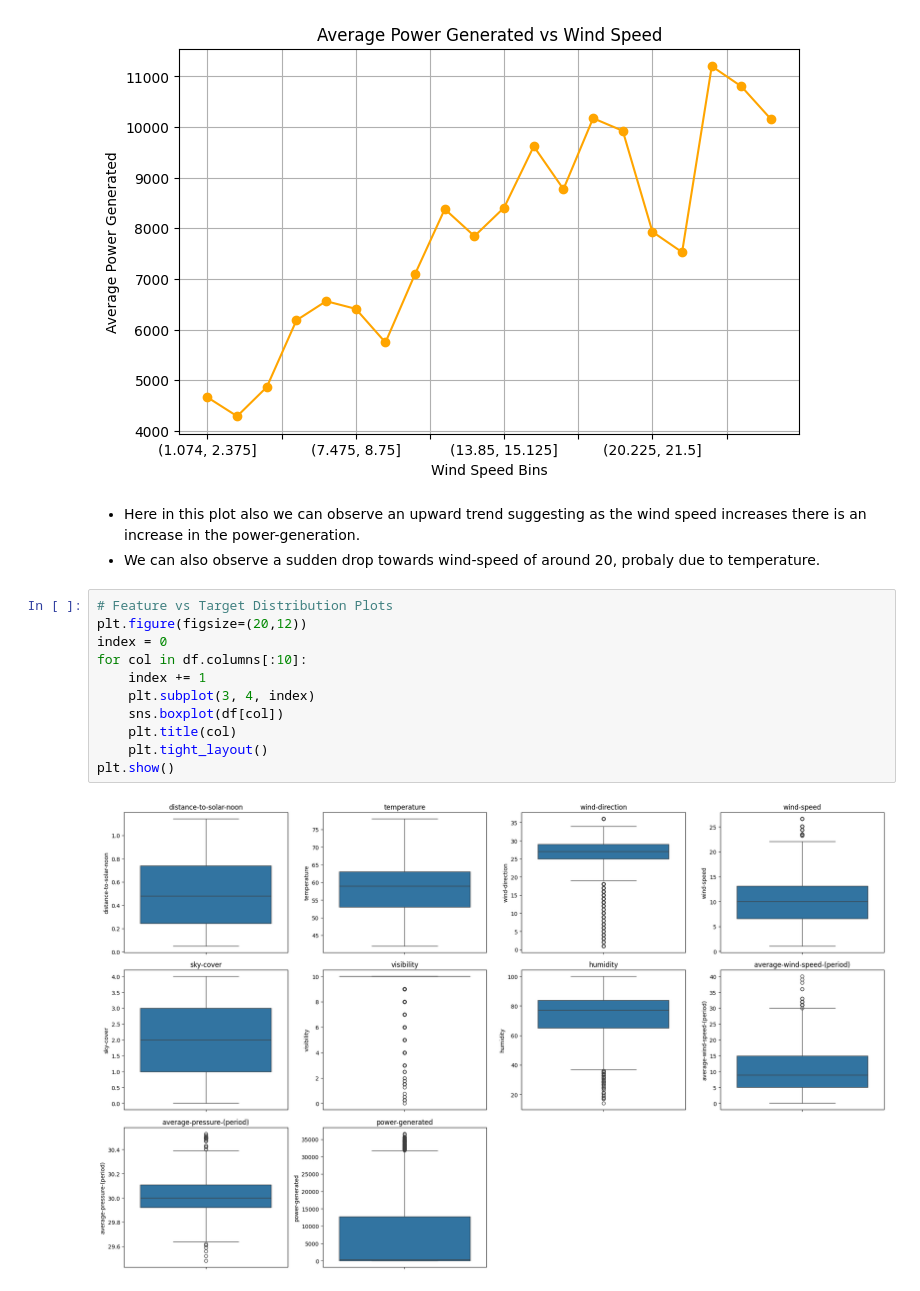
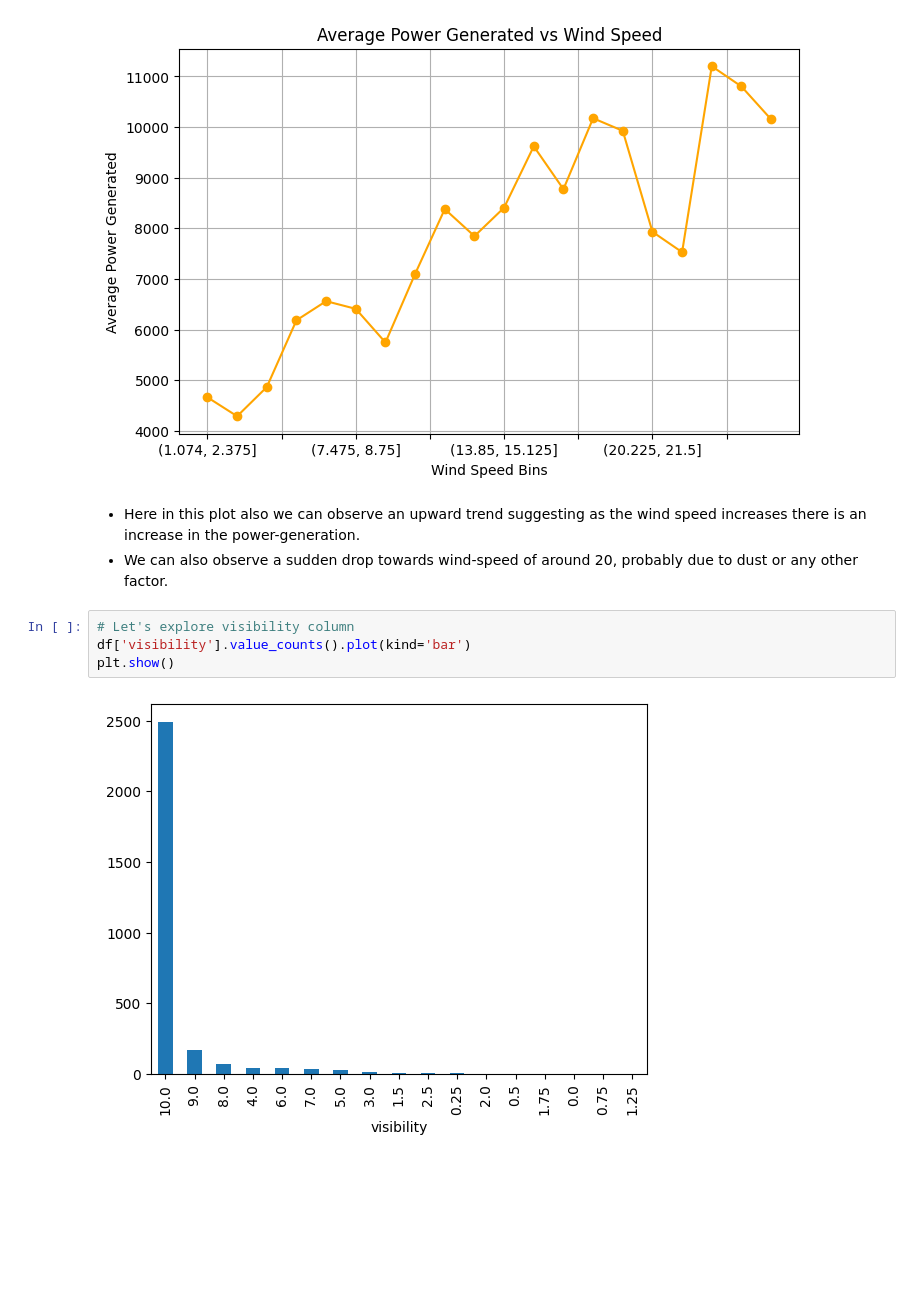
Before and after one commit to rizz045/Solar-Power-Generation-Prediction-Using-ML-Regression-Techniques, a Jupyter notebook: Solar_Power_Generation_Prediction Using_Regression.ipynb, the cells around one changed output. Saved outputs shown, nothing was run; the diff lists cells and outputs as text; blank space fills up the shorter version.

```diff
--- a/Solar_Power_Generation_Prediction Using_Regression.ipynb
+++ b/Solar_Power_Generation_Prediction Using_Regression.ipynb
@@ -228,17 +261,10 @@ plt.show()
 [figure]
 # %% [markdown]
 * Here in this plot also we can observe an upward trend suggesting as the wind speed increases there is an increase in the power-generation.
-* We can also observe a sudden drop towards wind-speed of around 20, probaly due to temperature.
+* We can also observe a sudden drop towards wind-speed of around 20, probably due to dust or any other factor.
-# %%
-# Feature vs Target Distribution Plots
-plt.figure(figsize=(20,12))
-index = 0
-for col in df.columns[:10]:
-    index += 1
-    plt.subplot(3, 4, index)
-    sns.boxplot(df[col])
-    plt.title(col)
-    plt.tight_layout()
-plt.show()
-# %% [output]
-[figure, removed]
+# %%
+# Let's explore visibility column
+df['visibility'].value_counts().plot(kind='bar')
+plt.show()
+# %% [output]
+[figure, added]
```
Also changed, not shown: parts of 41 cells of this notebook.
